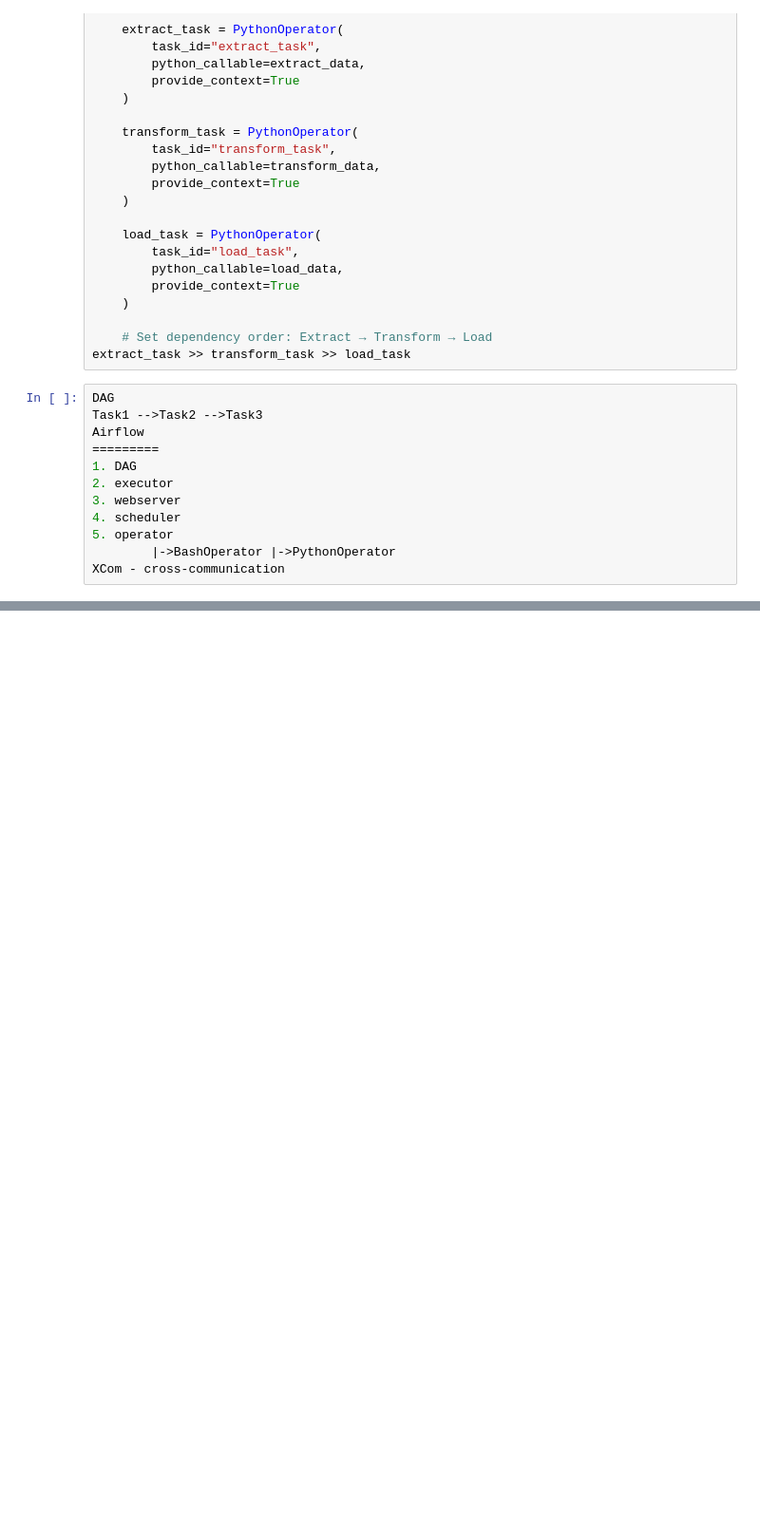
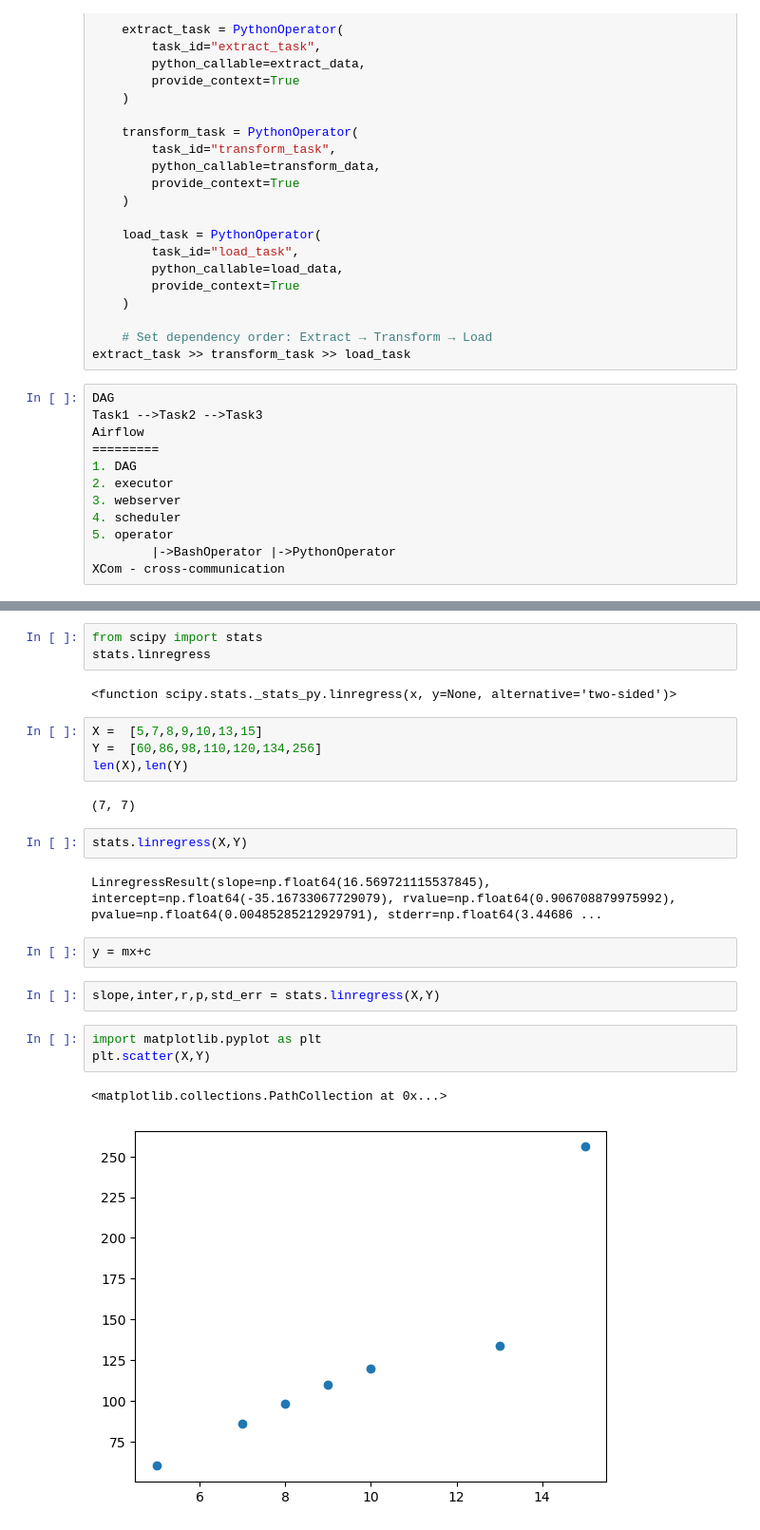
Before and after one commit to pakarthikstudent/MLOps_Dec-, a Jupyter notebook: DAY4/DE-MLOPs-4.ipynb, the cells around one changed output, grey strips where cells are left out. Shown at 95% size. Saved outputs shown, nothing was run; the diff lists cells and outputs as text; blank space fills up the shorter version.

```diff
--- a/DAY4/DE-MLOPs-4.ipynb
+++ b/DAY4/DE-MLOPs-4.ipynb
@@ -96,0 +339,25 @@ XCom - cross-communication
+# %%
+from scipy import stats
+stats.linregress
+# %% [output]
+<function scipy.stats._stats_py.linregress(x, y=None, alternative='two-sided')>
+# %%
+X =  [5,7,8,9,10,13,15]
+Y =  [60,86,98,110,120,134,256]
+len(X),len(Y)
+# %% [output]
+(7, 7)
+# %%
+stats.linregress(X,Y)
+# %% [output]
+LinregressResult(slope=np.float64(16.569721115537845), intercept=np.float64(-35.16733067729079), rvalue=np.float64(0.906708879975992), pvalue=np.float64(0.00485285212929791), stderr=np.float64(3.44686 ...
+# %%
+y = mx+c
+# %%
+slope,inter,r,p,std_err = stats.linregress(X,Y)
+# %%
+import matplotlib.pyplot as plt
+plt.scatter(X,Y)
+# %% [output]
+<matplotlib.collections.PathCollection at 0x...>
+[figure, added]
```
Also changed, not shown: parts of 10 cells of this notebook.
